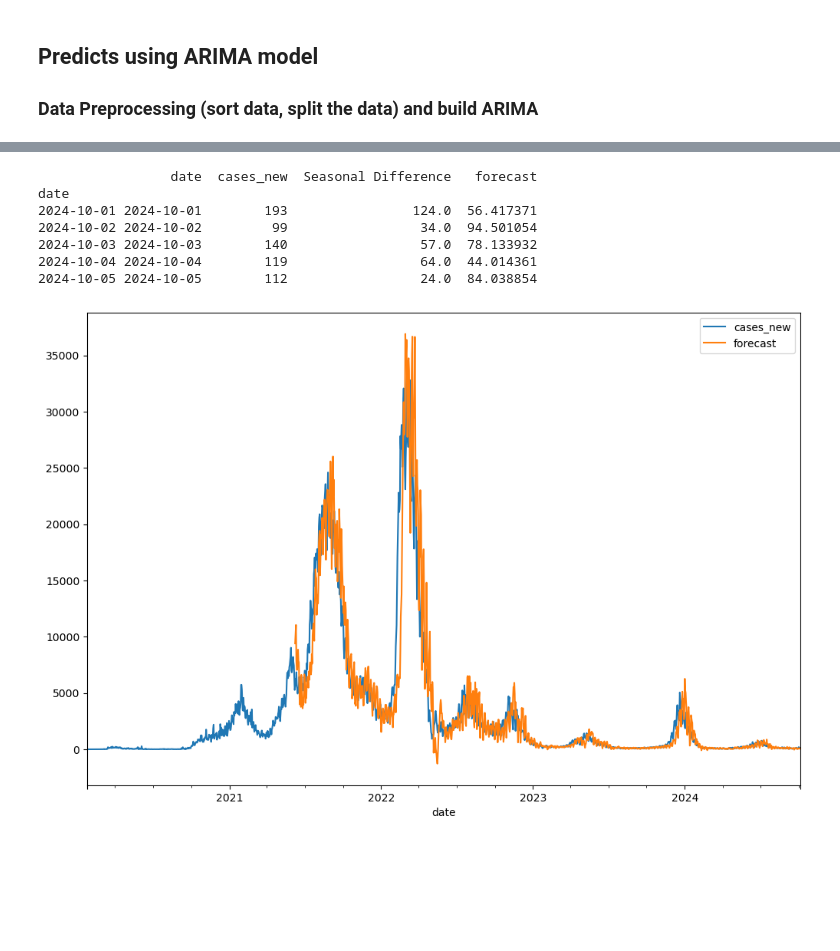
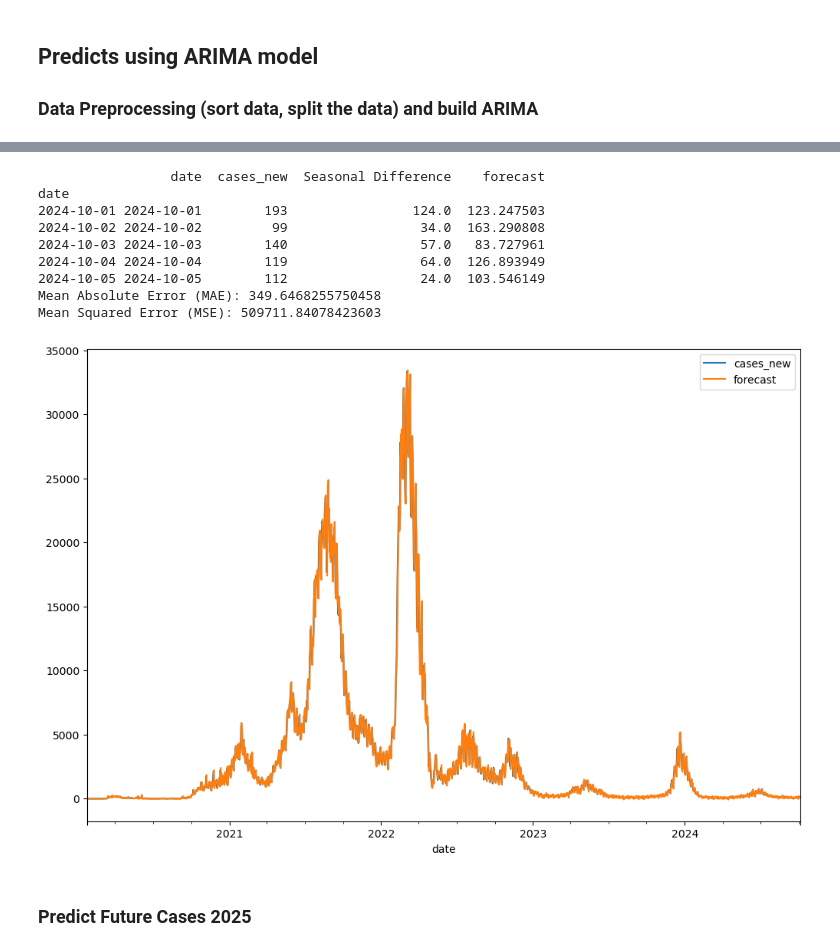
Before and after one commit to nursahiraa/fyp, a Jupyter notebook: fypdata/fypdatatest/ARIMA.ipynb, the cells around one changed output, grey strips where cells are left out. Drawn from its saved outputs; the diff is of its cells as text; code cells hidden in the pictures; blank space fills up the shorter version.

```diff
--- a/fypdata/fypdatatest/ARIMA.ipynb
+++ b/fypdata/fypdatatest/ARIMA.ipynb
@@ -164,27 +155,17 @@ plt.show()
 # No autoregressive terms (p=0)
 # Differencing (d=1)
 # No moving average terms (q=0)
-# Seasonal autoregressive terms (P=1)
-# Seasonal differencing (D=1)
-# Seasonal moving average terms (Q=1)
+# The first 1 (AR term) indicates that the model uses one lag of the dependent variable.
+# The second 1 (differencing) suggests you are differencing the data once, even though your ADF test indicates stationarity.
+# The last 1 (MA term) indicates that the model uses one lag of the forecast errors.
 # Seasonal period (s=12, which implies yearly seasonality if your data is daily)
 
-# try:
-#     model = sm.tsa.statespace.SARIMAX(df_grouped['cases_new'],order=(1,1,1), seasonal_order=(1,1,1,12), enforce_stationarity=False, enforce_invertibility=False) #try toggle the data ,change the values of p,d,q to resolve the unconstrained problem
-#     results = model.fit()
-#     print(results.summary())
-#     results.resid.plot(kind= 'kde')
-# except Exception as e:
-#     print("Error fitting model: " + e)
-
-model = sm.tsa.statespace.SARIMAX(df_grouped['cases_new'],order=(0,0,0), seasonal_order=(1,1,1,12))
+model = sm.tsa.statespace.SARIMAX(df_grouped['cases_new'],order=(1,1,1), seasonal_order=(1,1,1,12))
 results = model.fit()
 print(results.summary())
 
 # residual values has the error based off what it would predict for all original data
-# results.resid
-# results.resid.plot()
-results.resid.plot(kind= 'kde')
+results.resid.plot(kind= 'kde') # the graph should be focus on central 0, less error
 # %% [output]
  This problem is unconstrained.
 RUNNING THE L-BFGS-B CODE
@@ -209,16 +190,27 @@ Warnings:
 # %%
-df_grouped['forecast'] = results.predict(start='2022-01-01', end='2024-10-03')
+#predicts the cases starting from 2020 until 2024
+df_grouped['forecast'] = results.predict(start='2020-01-25', end='2024-10-05')
 df_grouped[['cases_new', 'forecast']].plot(figsize(12,8))
 print(df_grouped.tail())
+
+# Calculate MAE and MSE between the forecast and actual cases new
+mae = mean_absolute_error(df_grouped['cases_new'], df_grouped['forecast'])
+mse = mean_squared_error(df_grouped['cases_new'], df_grouped['forecast'])
+print(f'Mean Absolute Error (MAE): {mae}')
+print(f'Mean Squared Error (MSE): {mse}')
 # %% [output]
-                 date  cases_new  Seasonal Difference   forecast
+                 date  cases_new  Seasonal Difference    forecast
 date
-2024-10-01 2024-10-01        193                124.0  56.417371
-2024-10-02 2024-10-02         99                 34.0  94.501054
-2024-10-03 2024-10-03        140                 57.0  78.133932
-2024-10-04 2024-10-04        119                 64.0  44.014361
-2024-10-05 2024-10-05        112                 24.0  84.038854
+2024-10-01 2024-10-01        193                124.0  123.247503
+2024-10-02 2024-10-02         99                 34.0  163.290808
+2024-10-03 2024-10-03        140                 57.0   83.727961
+2024-10-04 2024-10-04        119                 64.0  126.893949
+2024-10-05 2024-10-05        112                 24.0  103.546149
+Mean Absolute Error (MAE): 349.6468255750458
+Mean Squared Error (MSE): 509711.84078423603
-[figure, old version]
+[figure, new version]
+# %% [markdown]
+### Predict Future Cases 2025
 # %%
 #forecast new values that is the dates is not in the data
 #create a new date in that has 365 days (starting from first day)
```
Also changed, not shown: parts of 7 cells of this notebook.
